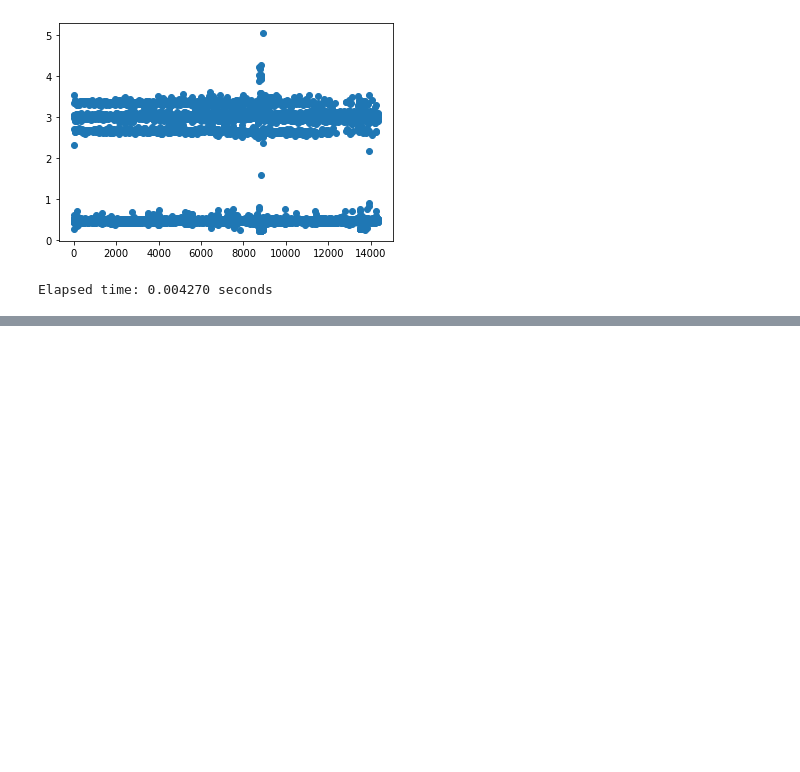
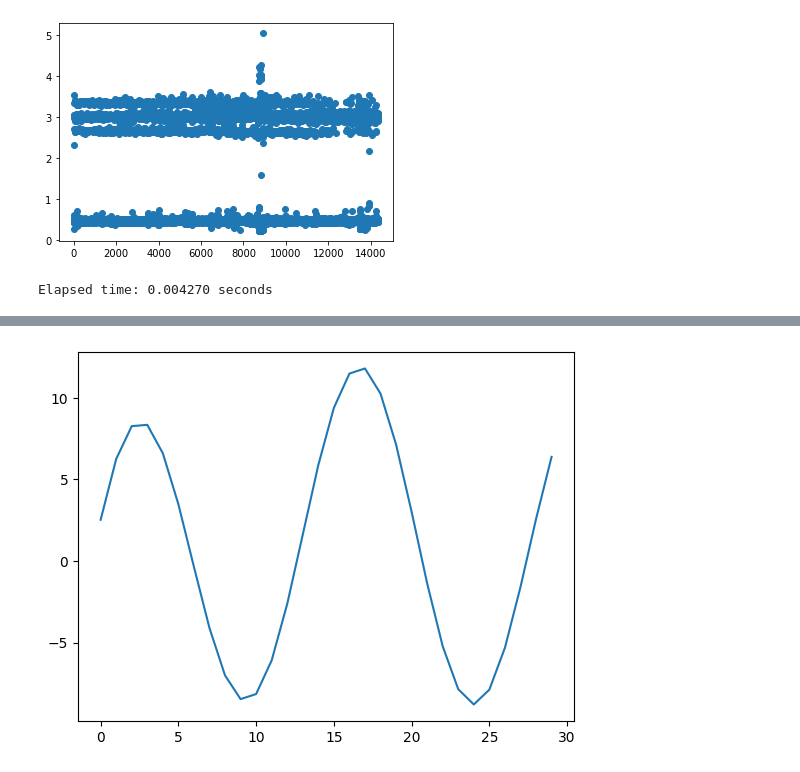
Before and after one commit to brandbci/brand-nsp, a Jupyter notebook: nodes/thresholdExtraction/timing_test.ipynb, the cells around one changed output, grey strips where cells are left out. Saved outputs shown, nothing was run; the diff lists cells and outputs as text; code cells hidden in the pictures; blank space fills up the shorter version.

```diff
--- a/nodes/thresholdExtraction/timing_test.ipynb
+++ b/nodes/thresholdExtraction/timing_test.ipynb
@@ -81,0 +258,5 @@ Elapsed time: 0.004270 seconds
+# %%
+# _=plt.plot(filt_buffer[0])
+_=plt.plot(b[0])
+# %% [output]
+[figure, added]
```
Also changed, not shown: parts of 6 cells of this notebook, 4 other files.
